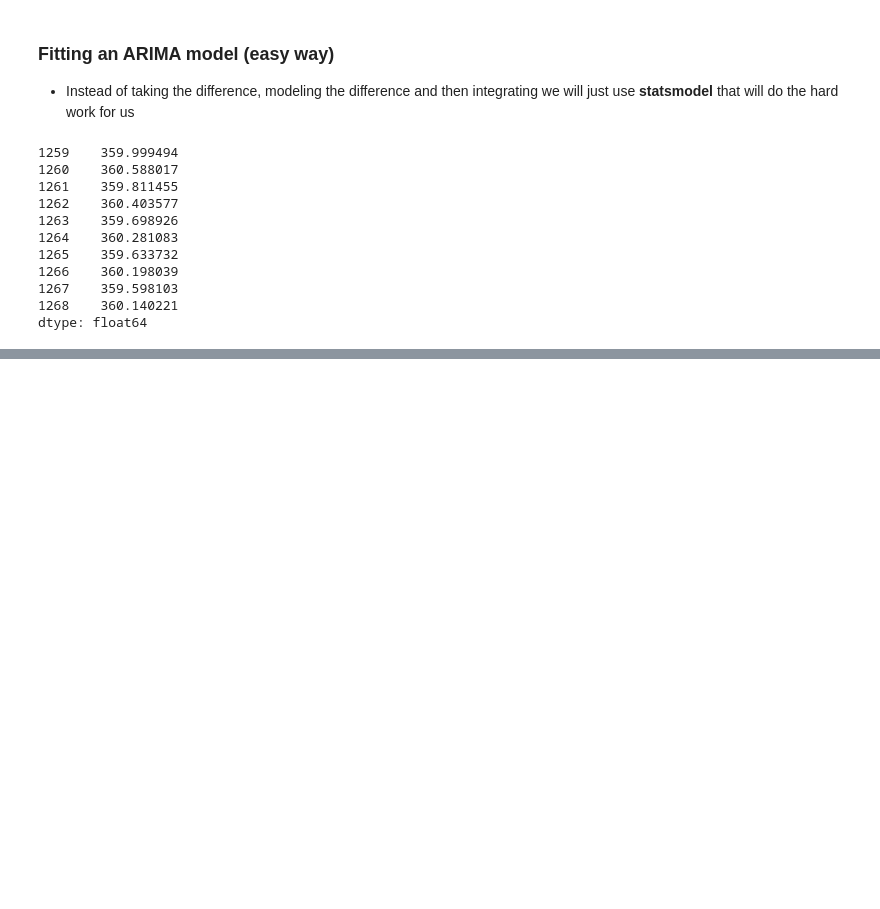
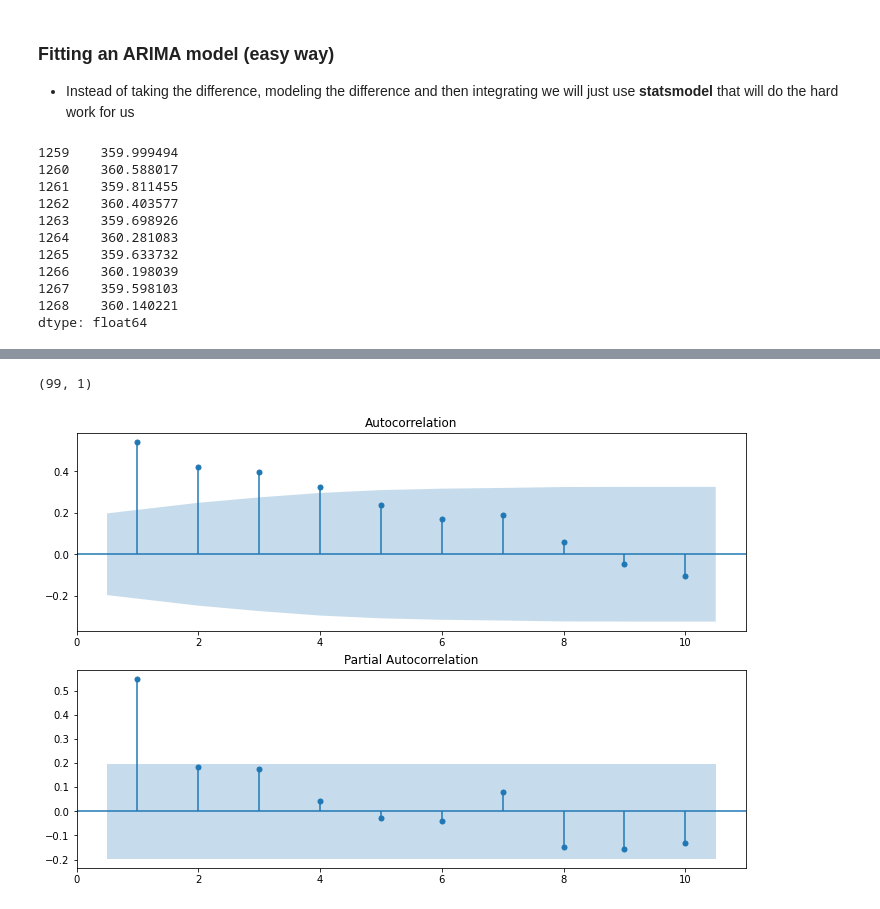
Before and after one commit to naikshubham/Forecasting-using-Python, a Jupyter notebook: Forecasting.ipynb, the cells around one changed output, grey strips where cells are left out. Cells and saved outputs as stored; diff of their text form; code cells hidden in the pictures; blank space fills up the shorter version.

```diff
--- a/Forecasting.ipynb
+++ b/Forecasting.ipynb
@@ -243,0 +276,21 @@ dtype: float64
+# %%
+earthquakes = pd.read_csv('earthquakes.csv')
+earthquakes.date = pd.to_datetime(earthquakes.date)
+earthquakes= earthquakes.set_index(earthquakes.date)
+earthquakes = earthquakes.drop(['date','Year'], axis=1)
+earthquakes.shape
+# %% [output]
+(99, 1)
+# %%
+# Create figure
+fig, (ax1, ax2) = plt.subplots(2,1, figsize=(12,8))
+
+# Plot the ACF of df
+plot_acf(earthquakes, lags=10, zero=False, ax=ax1)
+
+# Plot the PACF of df
+plot_pacf(earthquakes, lags=10, zero=False, ax=ax2)
+
+plt.show()
+# %% [output]
+[figure, added]
```
Also changed, not shown: parts of 16 cells of this notebook.
